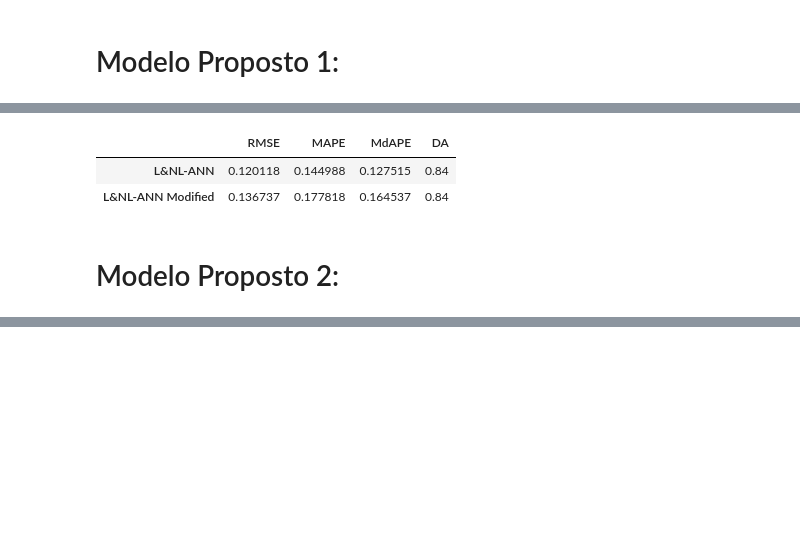
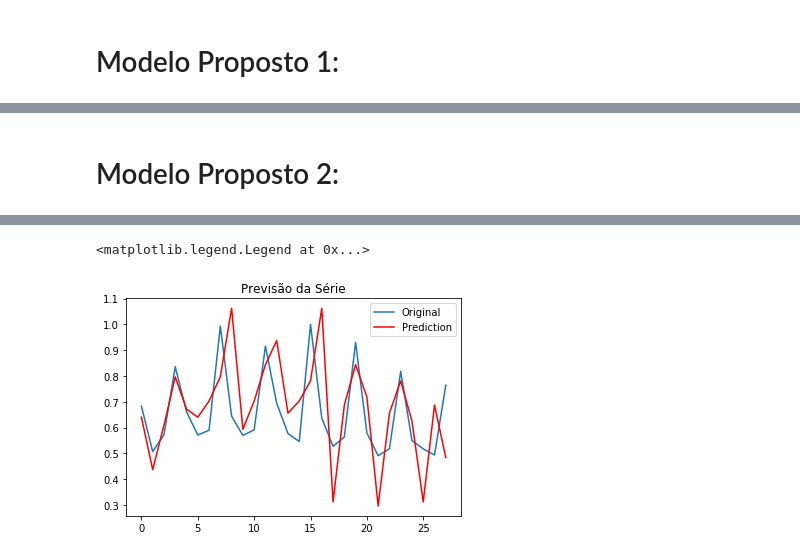
Before and after one commit to jvcm/time-series, a Jupyter notebook: hybrid_system/analysis.ipynb, the cells around one changed output, grey strips where cells are left out. Drawn from its saved outputs; the diff is of its cells as text; code cells hidden in the pictures; blank space fills up the shorter version.

```diff
--- a/hybrid_system/analysis.ipynb
+++ b/hybrid_system/analysis.ipynb
@@ -127,22 +127,20 @@ plt.legend()
-# %%
-Metrics_1 = pd.DataFrame(
-{
-'RMSE': [functions.RMSE(y_test[3:], y_pred[3:]), functions.RMSE(y_test[3:], y_pred[3:] + resid_pred)],
-'MAPE': [functions.MAPE(y_test[3:], y_pred[3:]),functions.MAPE(y_test[3:], y_pred[3:] + resid_pred)],
-'MdAPE': [functions.MdAPE(y_test[3:], y_pred[3:]),functions.MdAPE(y_test[3:], y_pred[3:] + resid_pred)],
-'DA': [functions.DA(y_test[3:], y_pred[3:]),functions.DA(y_test[3:], y_pred[3:] + resid_pred)]
-}, index = ['L&NL-ANN', 'L&NL-ANN Modified']
-)
-
-Metrics_1
-# %% [output]
-|  | RMSE | MAPE | MdAPE | DA |
-| L&NL-ANN | 0.120118 | 0.144988 | 0.127515 | 0.84 |
-| L&NL-ANN Modified | 0.136737 | 0.177818 | 0.164537 | 0.84 |
 # %% [markdown]
 # Modelo Proposto 2:
 # %% [markdown]
 <img src="model2.png">
 # %%
-X_train_e = np.hstack((X_train, resid_train.reshape(-1,1)))
-X_test_e = np.hstack((X_train, resid_test.reshape(-1,1)))
+X_train_e = np.hstack((X_train[1:, :], resid_train[:-1].reshape(-1, 1)))
+X_test_e = np.hstack((X_test[1:, :], resid_test[:-1].reshape(-1,1)))
+# %%
+model2 = hybrid_ann.Hybrid_ANN(model.weight)
+
+model2.fit_MPSO(X = X_train_e, y = y_train[1:], d= 30, c1i = 1.0, c1f = 2.0, c2i = 1.0, c2f = 2.0, w1 = 0.5, w2 = 1.0, maxt = 1000)
+y_pred2 = model2.predict(X_test_e)
+# %%
+plt.plot(y_test[1:], label = 'Original')
+plt.plot(y_pred2 , label = 'Prediction', color = 'red')
+plt.title('Previsão da Série')
+plt.legend()
+# %% [output]
+<matplotlib.legend.Legend at 0x...>
+[figure, added]
```
Also changed, not shown: parts of 10 cells of this notebook, 1 other file.
